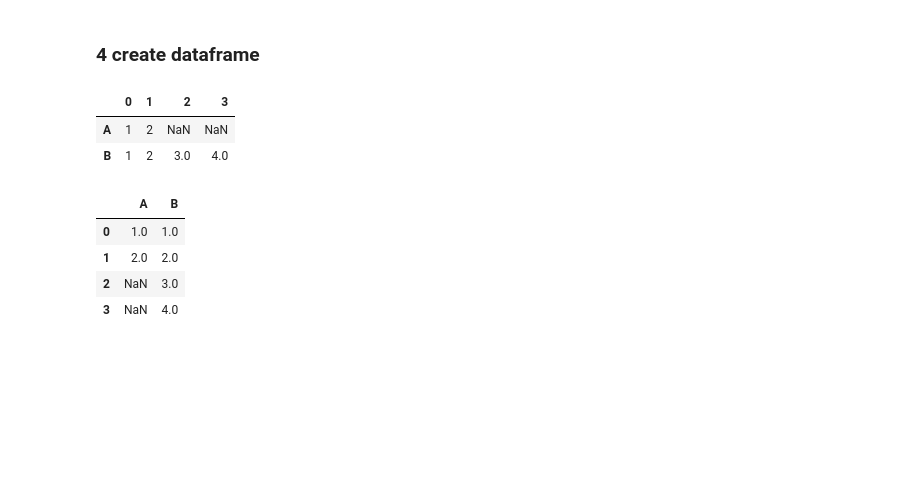
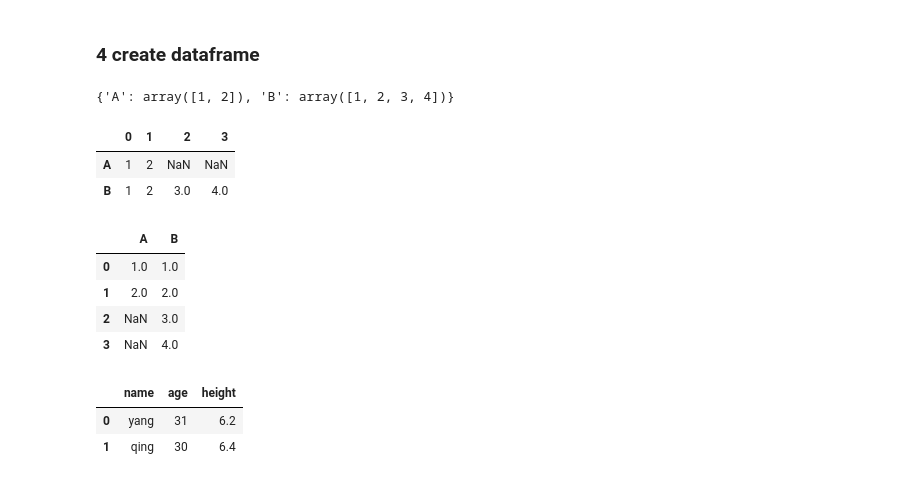
Before and after one commit to theansweryang/Learn-code, a Jupyter notebook: pandasTips.ipynb, the cells around one changed output. Saved outputs shown, nothing was run; the diff lists cells and outputs as text; code cells hidden in the pictures; blank space fills up the shorter version.

```diff
--- a/pandasTips.ipynb
+++ b/pandasTips.ipynb
@@ -231,9 +231,11 @@ dtype: object
 ### 4 create dataframe
 # %%
 my_dict = dict( A = np.array([1,2]), B = np.array([1,2,3,4]) )
+print (my_dict)
 df = pd.DataFrame.from_dict(my_dict, orient='index')
 df
 # %% [output]
+{'A': array([1, 2]), 'B': array([1, 2, 3, 4])}
 |  | 0 | 1 | 2 | 3 |
 | A | 1 | 2 | NaN | NaN |
 | B | 1 | 2 | 3.0 | 4.0 |
@@ -245,3 +247,10 @@ df.transpose()
 | 1 | 2.0 | 2.0 |
 | 2 | NaN | 3.0 |
 | 3 | NaN | 4.0 |
+# %%
+listforDf=[['name','age','height'],['yang',31,6.2],['qing',30,6.4]]
+pd.DataFrame(listforDf[1:],columns=listforDf[0])
+# %% [output]
+|  | name | age | height |
+| 0 | yang | 31 | 6.2 |
+| 1 | qing | 30 | 6.4 |
```
